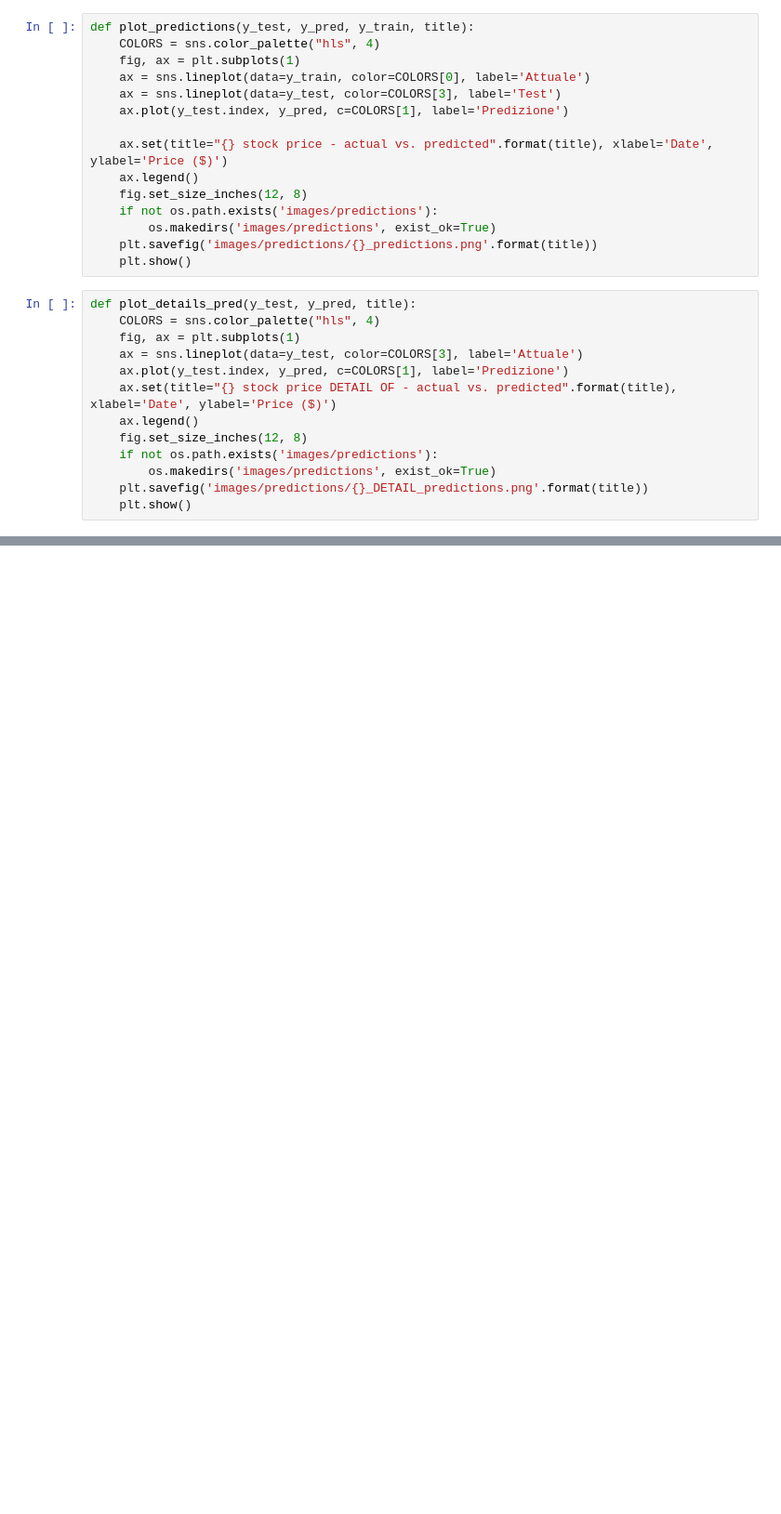
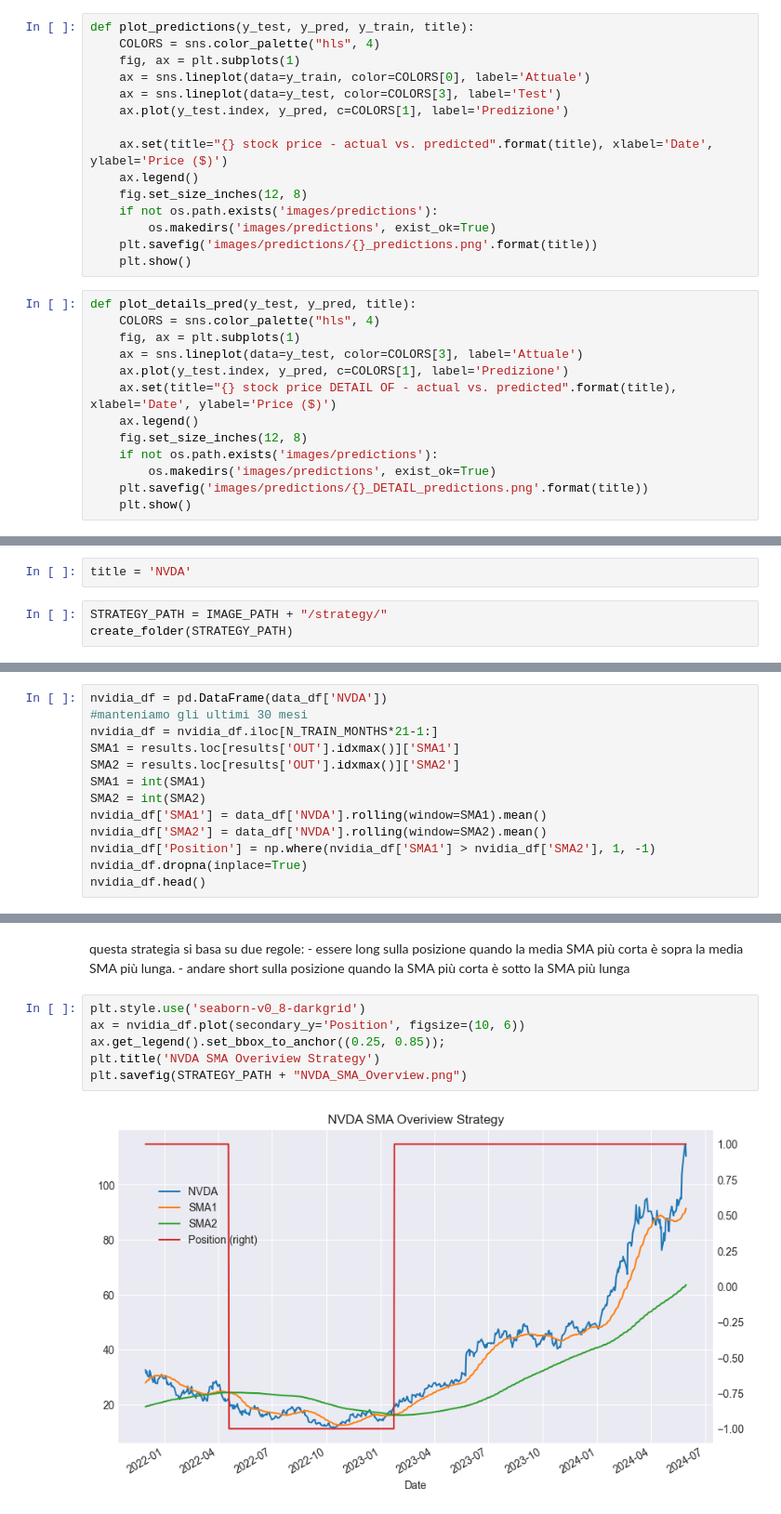
Before and after one commit to IlRickIs/BISF-project, a Jupyter notebook: project.ipynb, the cells around one changed output, grey strips where cells are left out. Shown at 93% size. Saved outputs shown, nothing was run; the diff lists cells and outputs as text; blank space fills up the shorter version.

Commit message:
added strategy

```diff
--- a/project.ipynb
+++ b/project.ipynb
@@ -583,0 +602,5 @@ TDG MAE: 78.94781158108208
+# %%
+title = 'NVDA'
+# %%
+STRATEGY_PATH = IMAGE_PATH + "/strategy/"
+create_folder(STRATEGY_PATH)
@@ -583,0 +643,13 @@ TDG MAE: 78.94781158108208
+# %%
+nvidia_df = pd.DataFrame(data_df['NVDA'])
+#manteniamo gli ultimi 30 mesi
+nvidia_df = nvidia_df.iloc[N_TRAIN_MONTHS*21-1:]
+SMA1 = results.loc[results['OUT'].idxmax()]['SMA1']
+SMA2 = results.loc[results['OUT'].idxmax()]['SMA2']
+SMA1 = int(SMA1)
+SMA2 = int(SMA2)
+nvidia_df['SMA1'] = data_df['NVDA'].rolling(window=SMA1).mean()
+nvidia_df['SMA2'] = data_df['NVDA'].rolling(window=SMA2).mean()
+nvidia_df['Position'] = np.where(nvidia_df['SMA1'] > nvidia_df['SMA2'], 1, -1)
+nvidia_df.dropna(inplace=True)
+nvidia_df.head()
@@ -583,0 +664,11 @@ TDG MAE: 78.94781158108208
+# %% [markdown]
+<p> questa strategia si basa su due regole: - essere long sulla posizione quando la media SMA più corta è sopra la media SMA più lunga.
+- andare short sulla posizione quando la SMA più corta è sotto la SMA più lunga </p>
+# %%
+plt.style.use('seaborn-v0_8-darkgrid')
+ax = nvidia_df.plot(secondary_y='Position', figsize=(10, 6))
+ax.get_legend().set_bbox_to_anchor((0.25, 0.85));
+plt.title('NVDA SMA Overiview Strategy')
+plt.savefig(STRATEGY_PATH + "NVDA_SMA_Overview.png")
+# %% [output]
+[figure, added]
```
Also changed, not shown: parts of 37 cells of this notebook, 2 other files.
